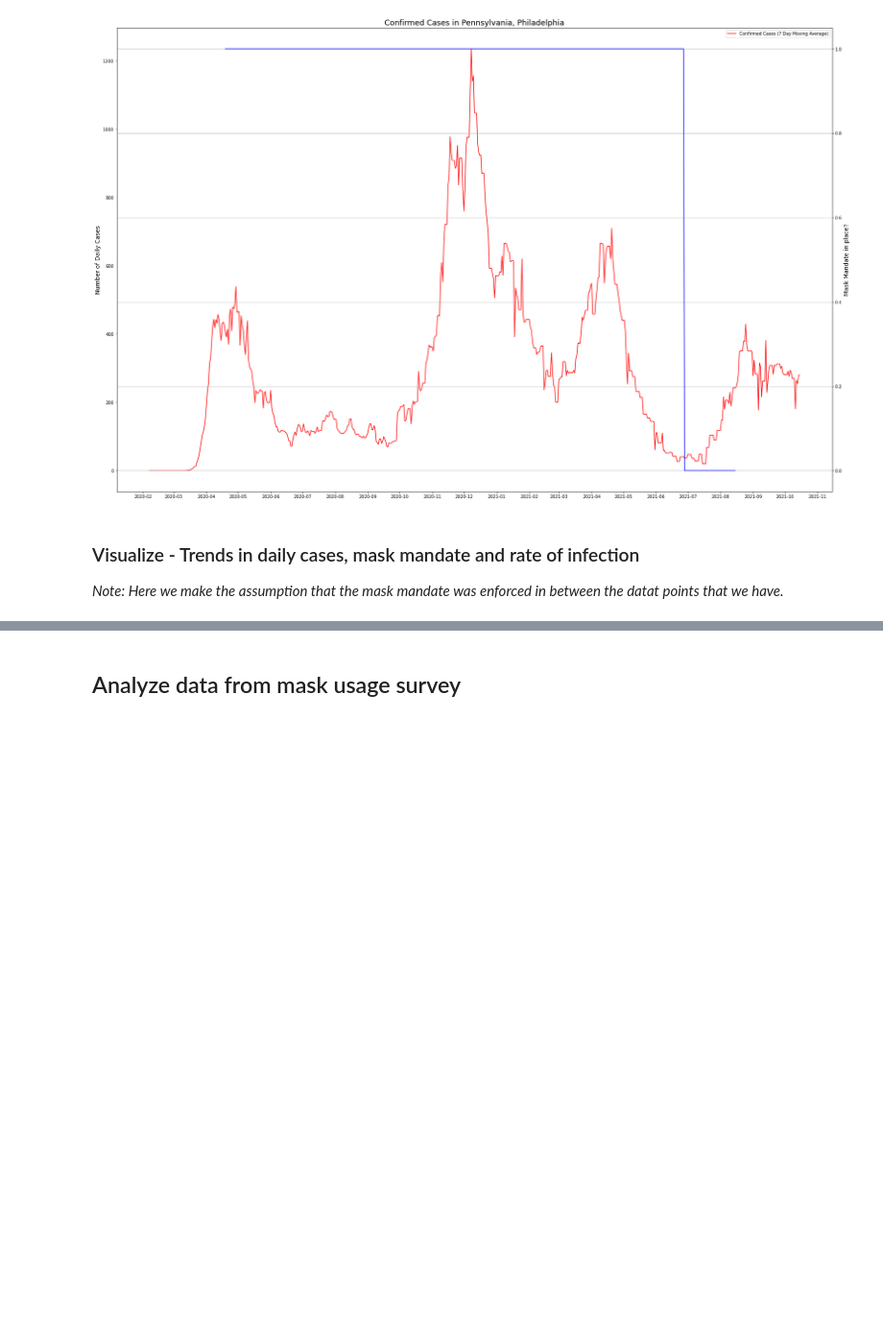
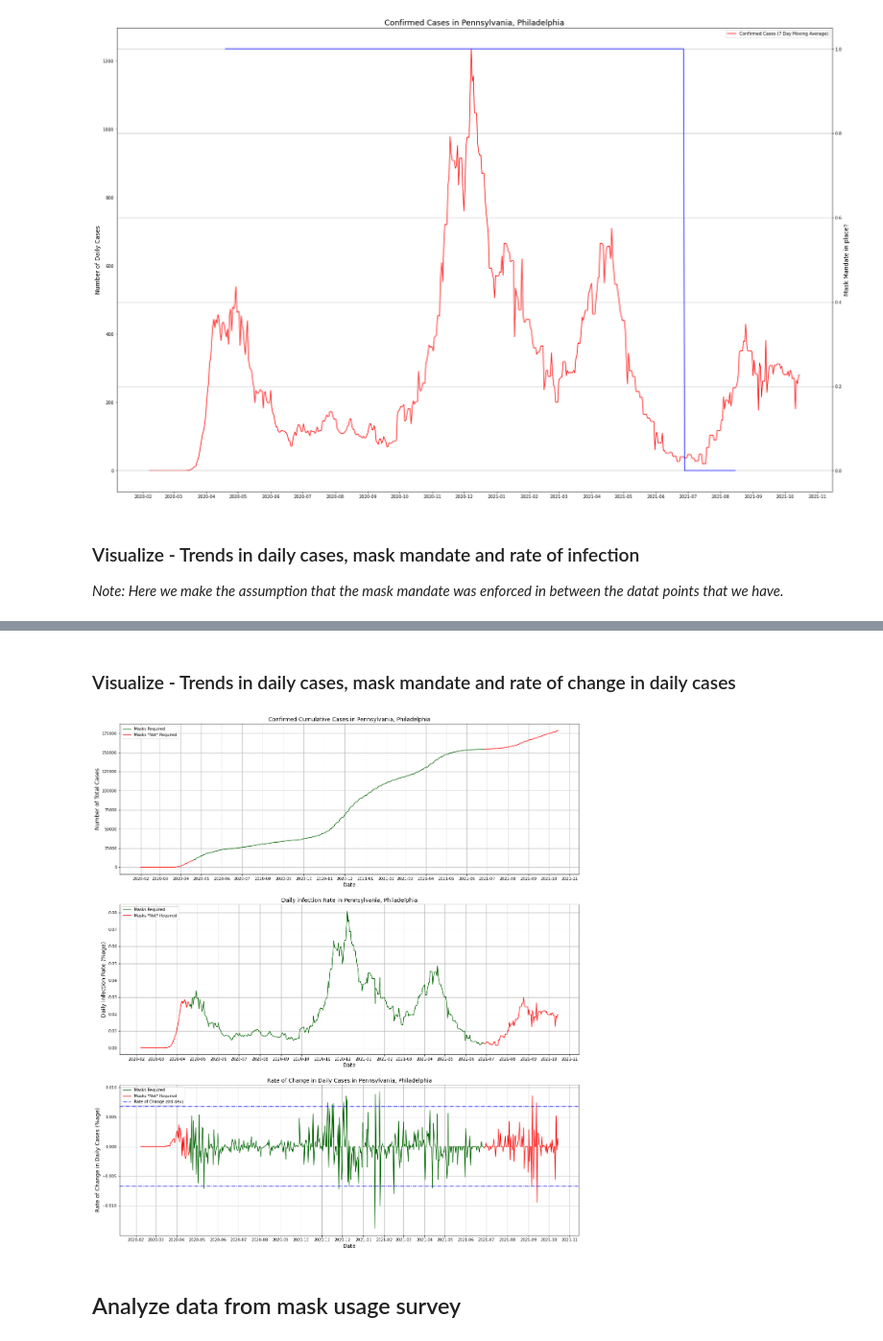
Before and after one commit to sharma-apoorv/data-512-project, a Jupyter notebook: src/A4-Common-Analysis.ipynb, the cells around one changed output, grey strips where cells are left out. Shown at 96% size. Cells and saved outputs as stored; diff of their text form; code cells hidden in the pictures; blank space fills up the shorter version.

Commit message:
Fixed titles and typos

```diff
--- a/src/A4-Common-Analysis.ipynb
+++ b/src/A4-Common-Analysis.ipynb
@@ -472,3 +417,63 @@ fig.set_size_inches(33, 27)
+# %% [markdown]
+### Visualize - Trends in daily cases, mask mandate and rate of change in daily cases
+# %%
+fig, (ax, ax2, ax3) = plt.subplots(3)
+
+# ax.plot('Date', 'Cases Moving Average', 'darkgreen', data=mask_enforced_philly_combined_df, label='Masks Required')
+# ax.plot('Date', 'Cases Moving Average', 'r', data=pre_mask_enforced_philly_combined_df, label='Masks *Not* Required')
+# ax.plot('Date', 'Cases Moving Average', 'r', data=post_mask_enforced_philly_combined_df, label='')
+
+ax.plot('Date', 'Cases Cumulative', 'darkgreen', data=mask_enforced_philly_combined_df, label='Masks Required')
+ax.plot('Date', 'Cases Cumulative', 'r', data=pre_mask_enforced_philly_combined_df, label='Masks *Not* Required')
+ax.plot('Date', 'Cases Cumulative', 'r', data=post_mask_enforced_philly_combined_df, label='')
+
+ax2.plot('Date', 'Rate of Infection', 'darkgreen', data=mask_enforced_philly_combined_df, label='Masks Required')
+ax2.plot('Date', 'Rate of Infection', 'r', data=pre_mask_enforced_philly_combined_df, label='Masks *Not* Required')
+ax2.plot('Date', 'Rate of Infection', 'r', data=post_mask_enforced_philly_combined_df, label='')
+
+ax3.plot('Date', 'Rate of Cases', 'darkgreen', data=mask_enforced_philly_combined_df, label='Masks Required')
+ax3.plot('Date', 'Rate of Cases', 'r', data=pre_mask_enforced_philly_combined_df, label='Masks *Not* Required')
+ax3.plot('Date', 'Rate of Cases', 'r', data=post_mask_enforced_philly_combined_df, label='')
+
+ax3.axhline(y=3*case_rate_std, color='b', linestyle='dashdot', label='Rate of Change (std-dev)')
+ax3.axhline(y=-3*case_rate_std, color='b', linestyle='dashdot')
+
+ax.legend(loc=2)
+ax2.legend(loc=2)
+ax3.legend(loc=2)
+
+# format the x-ticks
+years = mdates.YearLocator()   # every year
+months = mdates.MonthLocator()  # every month
+yearsFmt = mdates.DateFormatter('%Y-%m')
+
+ax.xaxis.set_major_locator(months)
+ax.xaxis.set_major_formatter(yearsFmt)
+ax.grid()
+
+ax2.xaxis.set_major_locator(months)
+ax2.xaxis.set_major_formatter(yearsFmt)
+ax2.grid()
+
+ax3.xaxis.set_major_locator(months)
+ax3.xaxis.set_major_formatter(yearsFmt)
+ax3.grid()
+
+ax.set_title(f'Confirmed Cumulative Cases in {STATE_NAME}, {COUNTY_NAME}', fontsize=14)
+ax2.set_title(f'Daily infection Rate in {STATE_NAME}, {COUNTY_NAME}', fontsize=14)
+ax3.set_title(f'Rate of Change in Daily Cases in {STATE_NAME}, {COUNTY_NAME}', fontsize=14)
+
+ax.set_xlabel('Date', fontsize=14)
+ax2.set_xlabel('Date', fontsize=14)
+ax3.set_xlabel('Date', fontsize=14)
+
+ax.set_ylabel('Number of Total Cases', fontsize=14)
+ax2.set_ylabel('Daily Infection Rate (%age)', fontsize=14)
+ax3.set_ylabel('Rate of Change in Daily Cases (%age)', fontsize=14)
+
+fig.set_size_inches(21, 24)
+# %% [output]
+[figure, added]
 # %% [markdown]
 ## Analyze data from mask usage survey
 # %%
```
Also changed, not shown: parts of 7 cells of this notebook.
